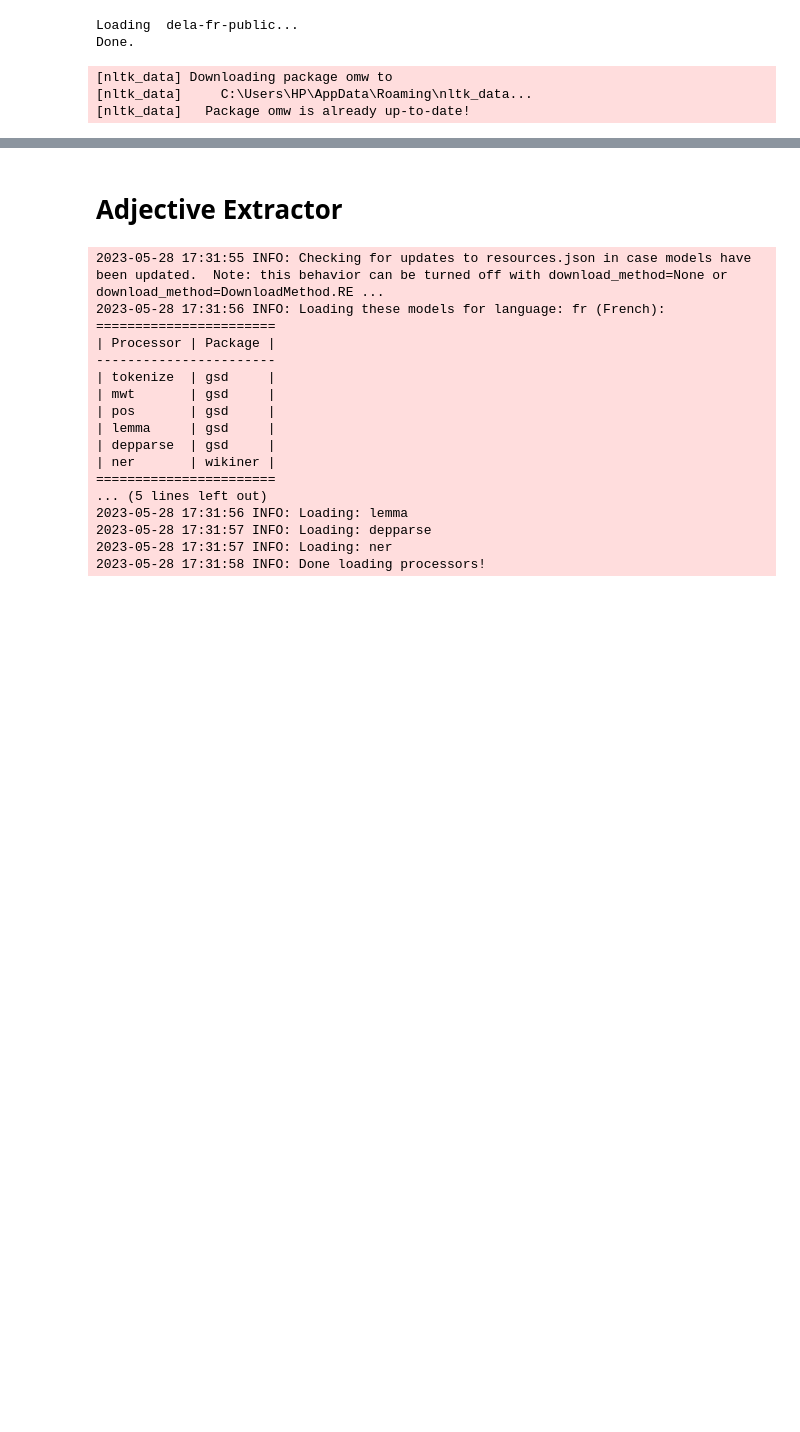
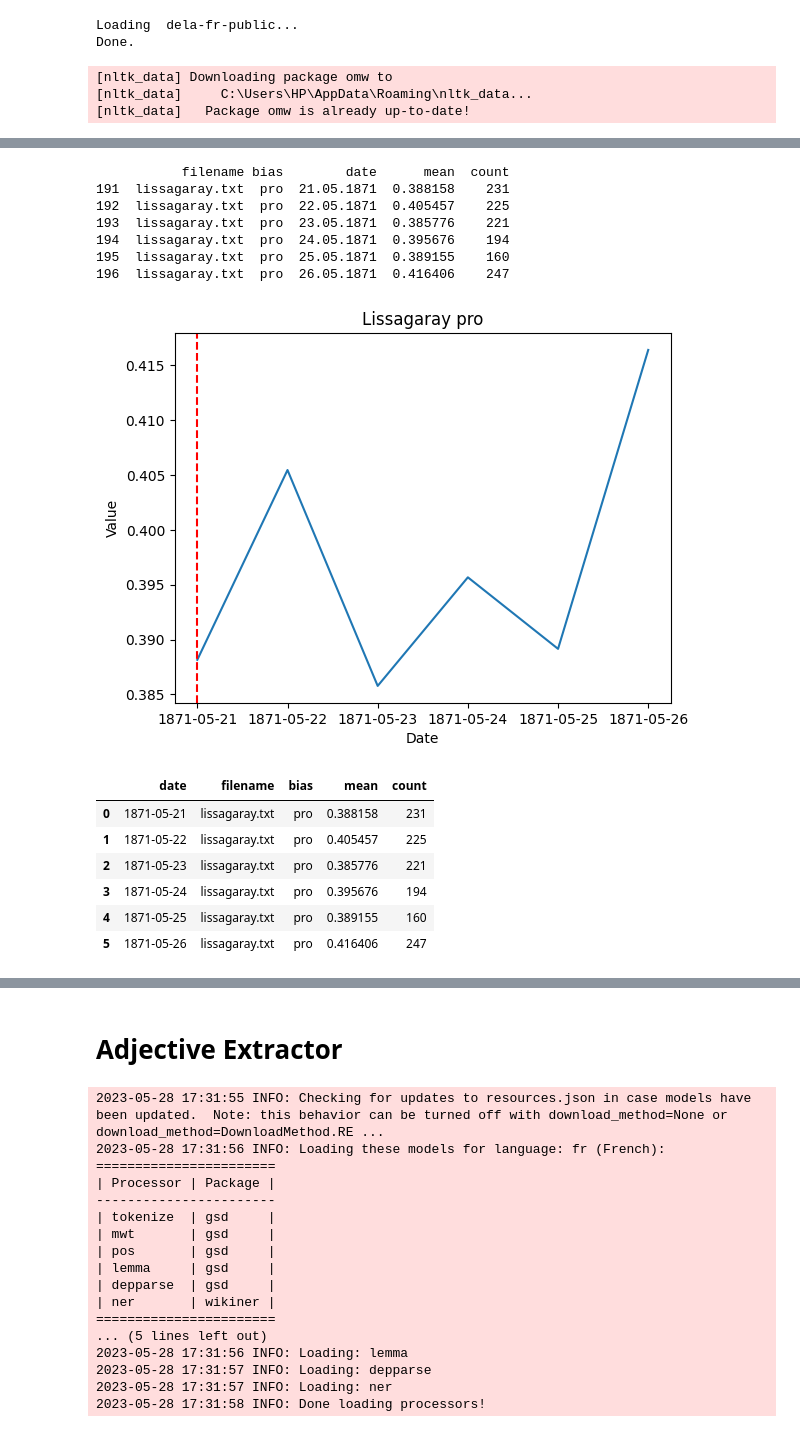
Before and after one commit to shayayan/commune_memoirs_epfl_dh412, a Jupyter notebook: memoir_cleaning.ipynb, the cells around one changed output, grey strips where cells are left out. Drawn from its saved outputs; the diff is of its cells as text; code cells hidden in the pictures; blank space fills up the shorter version.

```diff
--- a/memoir_cleaning.ipynb
+++ b/memoir_cleaning.ipynb
@@ -914,0 +956,42 @@ date_view_sentence_evaluation = date_view_sentence_evaluation[date_view_sentence
+# %%
+import matplotlib.pyplot as plt
+voi = 'sentence_ttb_sim_min'
+group_by = date_view_sentence_evaluation.groupby(['filename', 'bias', 'date'])[voi].agg(['mean', 'count']).reset_index()
+#group_by = group_by[group_by['count'] > 4]
+group_by = group_by[group_by['filename'] == "lissagaray.txt"]
+group_by["date"] = group_by["date"].replace('26-28.05.1871', '26.05.1871')
+print(group_by)
+group_by['date'] = pd.to_datetime(group_by['date'], format='%d.%m.%Y')
+
+group_by = group_by.sort_values('date')
+group_by.set_index('date', inplace=True)
+#group_by = group_by.resample('W').agg({'mean': 'mean', 'filename': lambda x: x.iloc[0], 'bias': lambda x: x.iloc[0], 'count': lambda x: x.iloc[0]})
+
+group_by = group_by.reset_index()
+
+
+plt.plot(group_by['date'], group_by['mean'])
+
+plt.xlabel('Date')
+plt.ylabel('Value')
+plt.title('Lissagaray pro')
+plt.axvline(pd.to_datetime('1871-05-21'), color='red', linestyle='--')
+plt.show()
+
+group_by
+# %% [output]
+           filename bias        date      mean  count
+191  lissagaray.txt  pro  21.05.1871  0.388158    231
+192  lissagaray.txt  pro  22.05.1871  0.405457    225
+193  lissagaray.txt  pro  23.05.1871  0.385776    221
+194  lissagaray.txt  pro  24.05.1871  0.395676    194
+195  lissagaray.txt  pro  25.05.1871  0.389155    160
+196  lissagaray.txt  pro  26.05.1871  0.416406    247
+[figure, added]
+|  | date | filename | bias | mean | count |
+| 0 | 1871-05-21 | lissagaray.txt | pro | 0.388158 | 231 |
+| 1 | 1871-05-22 | lissagaray.txt | pro | 0.405457 | 225 |
+| 2 | 1871-05-23 | lissagaray.txt | pro | 0.385776 | 221 |
+| 3 | 1871-05-24 | lissagaray.txt | pro | 0.395676 | 194 |
+| 4 | 1871-05-25 | lissagaray.txt | pro | 0.389155 | 160 |
+| 5 | 1871-05-26 | lissagaray.txt | pro | 0.416406 | 247 |
```
Also changed, not shown: parts of 19 cells of this notebook, 1 other file.
